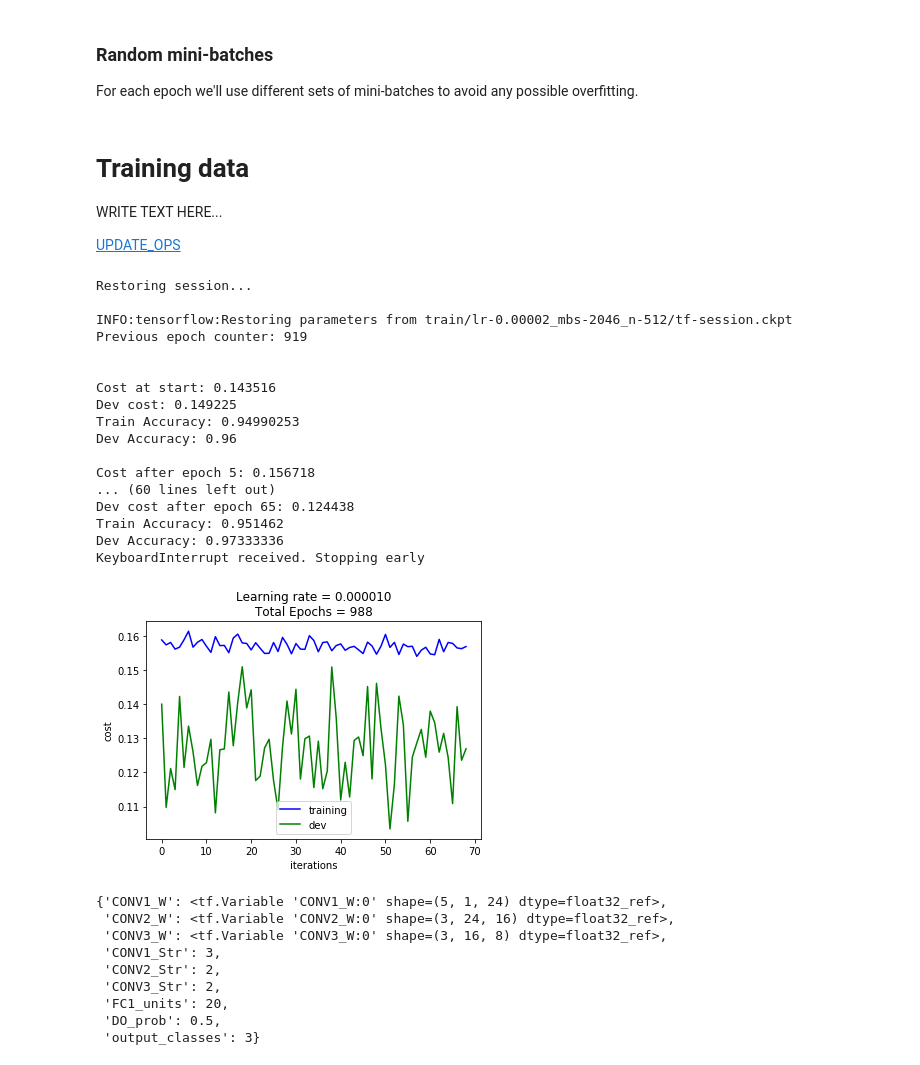
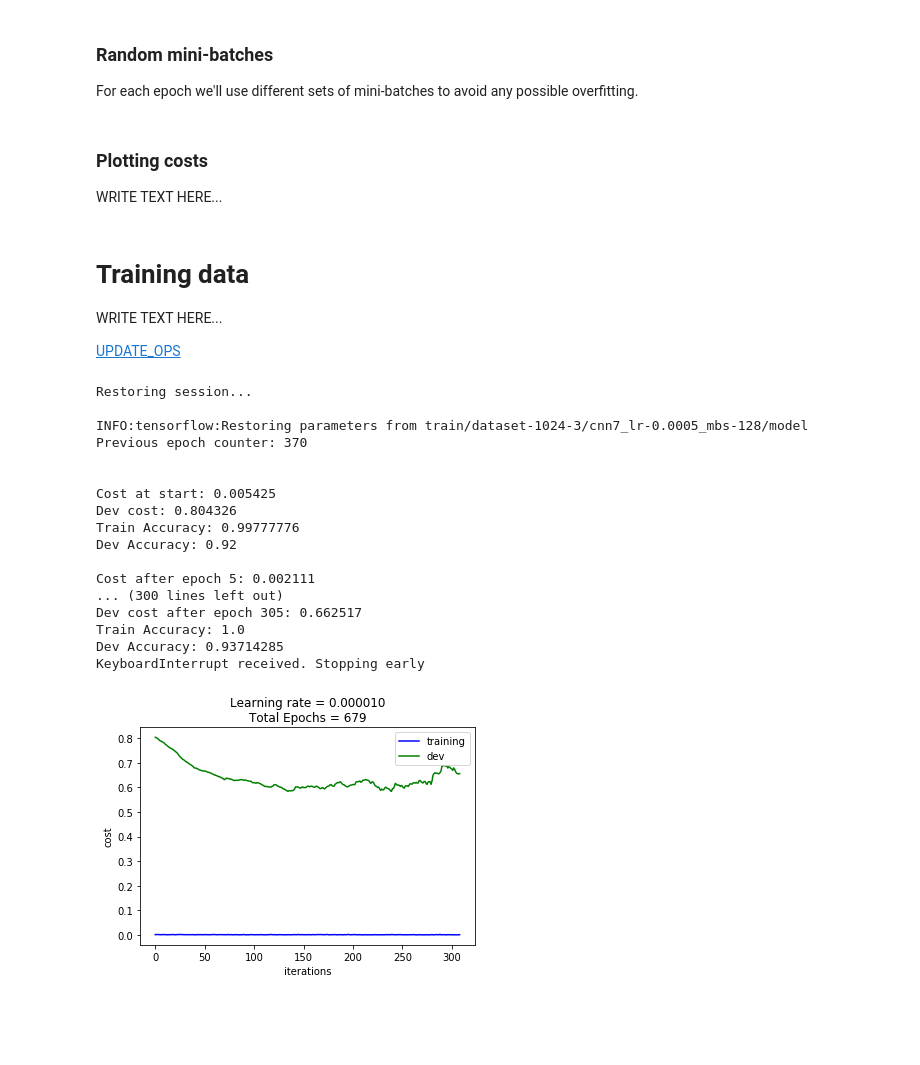
Before and after one commit to iqaan/epilepsy-cnn, a Jupyter notebook: epilepsy-detection-cnn.ipynb, the cells around one changed output. Cells and saved outputs as stored; diff of their text form; code cells hidden in the pictures; blank space fills up the shorter version.

```diff
--- a/epilepsy-detection-cnn.ipynb
+++ b/epilepsy-detection-cnn.ipynb
@@ -43,7 +44,9 @@ SET C:	N directory with	N000.txt - N100.txt<br>
 SET D:	F directory	with	F000.txt - F100.txt<br>
 SET E:	S directory with	S000.txt - S100.txt<br>
 # %%
-datafile = "dataset/datafile512.h5"
+dataset_relative_path = 'dataset/random-iter-3/'
+
+datafile = dataset_relative_path + 'datafile1024.h5'
 
 with h5.File(datafile, 'r') as datafile:
     X_train = np.array(datafile['X_train'])
@@ -174,7 +252,7 @@ tf.nn.conv1d?
 
 WRITE TEXT HERE...
 # %%
-def compute_cost(X, Y, parameters, training):
+def compute_cost(X, Y, parameters, nn_key, training):
 
     """
     Apply softmax to the output classes and find cross entropy loss
@@ -185,9 +263,25 @@ def compute_cost(X, Y, parameters, training):
     cost - cross entropy loss
     """
 
-    Y_hat = forward_propagation(X, parameters, training=True)
+    # FIXME: setting training=training causes problems during evaluation time
+    if nn_key == 'cnn1':
+        logits, Y_hat = forward_propagation_cnn1(X, parameters, training=training)
+    elif nn_key == 'cnn2':
+        logits, Y_hat = forward_propagation_cnn1(X, parameters, training=training)
+    elif nn_key == 'cnn3':
+        logits, Y_hat = forward_propagation_cnn3(X, parameters, training=training)
+    elif nn_key == 'cnn4':
+        logits, Y_hat = forward_propagation_cnn3(X, parameters, training=training)
+    elif nn_key == 'cnn5':
+        logits, Y_hat = forward_propagation_cnn3(X, parameters, training=training)
+    elif nn_key == 'cnn6':
+        logits, Y_hat = forward_propagation_cnn1(X, parameters, training=training)
+    elif nn_key == 'cnn7':
+        logits, Y_hat = forward_propagation_cnn1(X, parameters, training=training)
+    else:
+        KeyError('Provided nn_key doesn\'t match with any model')
 
-    cost = tf.reduce_mean(tf.nn.softmax_cross_entropy_with_logits_v2(logits=Y_hat, labels=Y))
+    cost = tf.reduce_mean(tf.nn.softmax_cross_entropy_with_logits_v2(logits=logits, labels=Y))
 
     return cost, Y_hat
 # %% [markdown]
@@ -307,3 +439,7 @@ def random_mini_batches(X, Y, mini_batch_size = 64):
         mini_batches.append(mini_batch)
 
     return mini_batches
+# %% [markdown]
+### Plotting costs
+
+WRITE TEXT HERE...
@@ -473,38 +619,29 @@ def model(X_train, Y_train, X_dev, Y_dev, learning_rate = 0.009,
 # %%
 parameters = model(X_train, Y_train, X_dev, Y_dev,
                    learning_rate=0.00001,
-                   num_epochs=500,
-                   minibatch_size=2046,
-                   save_session_path='train/lr-0.00002_mbs-2046_n-512/tf-session.ckpt',
-                   restore_session=True)
+                   num_epochs=1000,
+                   minibatch_size=512,
+                   save_session_path='train/dataset-1024-3/cnn7_lr-0.0005_mbs-128/',
+                   model_file='model',
+                   restore_session=True,
+                   save_session_interval=10,
+                   nn_key='cnn7')
 # %% [output]
 Restoring session...
 
-INFO:tensorflow:Restoring parameters from train/lr-0.00002_mbs-2046_n-512/tf-session.ckpt
-Previous epoch counter: 919
+INFO:tensorflow:Restoring parameters from train/dataset-1024-3/cnn7_lr-0.0005_mbs-128/model
+Previous epoch counter: 370
 
 
-Cost at start: 0.143516
-Dev cost: 0.149225
-Train Accuracy: 0.94990253
-Dev Accuracy: 0.96
+Cost at start: 0.005425
+Dev cost: 0.804326
+Train Accuracy: 0.99777776
+Dev Accuracy: 0.92
 
-Cost after epoch 5: 0.156718
-... (60 lines left out)
-Dev cost after epoch 65: 0.124438
-Train Accuracy: 0.951462
-Dev Accuracy: 0.97333336
+Cost after epoch 5: 0.002111
+... (300 lines left out)
+Dev cost after epoch 305: 0.662517
+Train Accuracy: 1.0
+Dev Accuracy: 0.93714285
 KeyboardInterrupt received. Stopping early
-[figure, old version]
+[figure, new version]
-# %%
-parameters
-# %% [output]
-{'CONV1_W': <tf.Variable 'CONV1_W:0' shape=(5, 1, 24) dtype=float32_ref>,
- 'CONV2_W': <tf.Variable 'CONV2_W:0' shape=(3, 24, 16) dtype=float32_ref>,
- 'CONV3_W': <tf.Variable 'CONV3_W:0' shape=(3, 16, 8) dtype=float32_ref>,
- 'CONV1_Str': 3,
- 'CONV2_Str': 2,
- 'CONV3_Str': 2,
- 'FC1_units': 20,
- 'DO_prob': 0.5,
- 'output_classes': 3}
```
Also changed, not shown: parts of 19 cells of this notebook, 2 other files.
